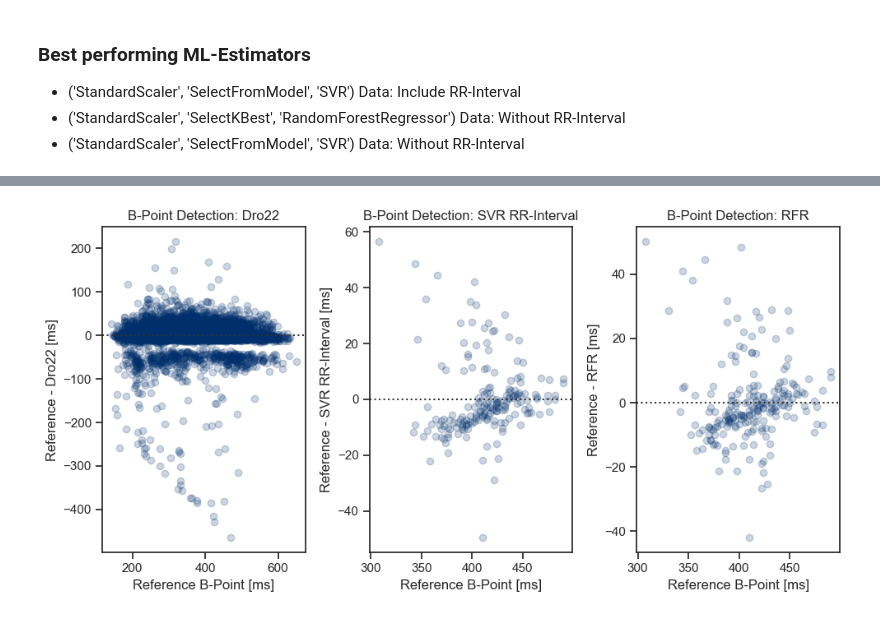
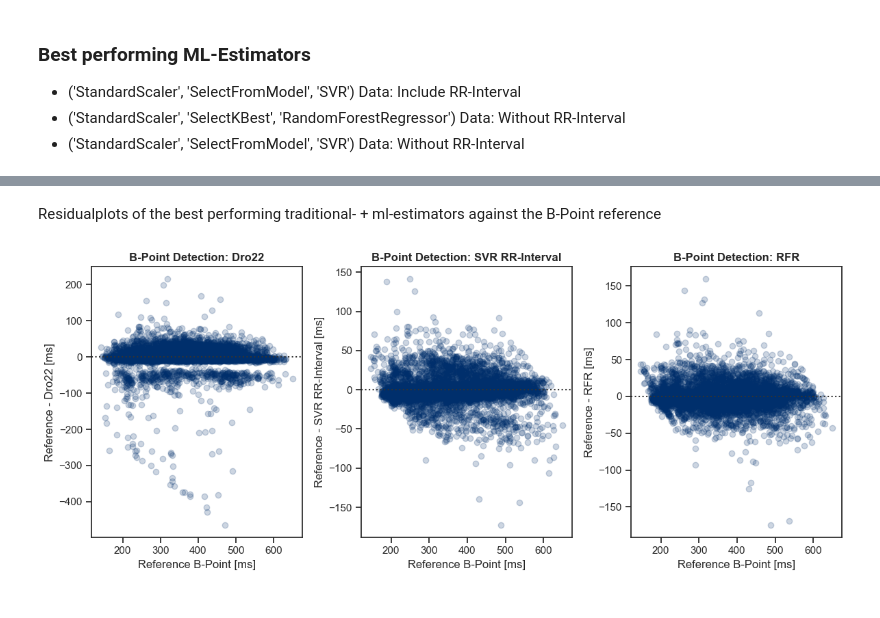
Before and after one commit to empkins/pepbench, a Jupyter notebook: experiments/pep_algorithm_benchmarking/notebooks/ML_analysis/Plotting/Plotting_B_Point.ipynb, the cells around one changed output, grey strips where cells are left out. Cells and saved outputs as stored; diff of their text form; code cells hidden in the pictures.

Commit message:
Rebuild plots from the paper

```diff
--- a/experiments/pep_algorithm_benchmarking/notebooks/ML_analysis/Plotting/Plotting_B_Point.ipynb
+++ b/experiments/pep_algorithm_benchmarking/notebooks/ML_analysis/Plotting/Plotting_B_Point.ipynb
@@ -78,0 +59,3 @@ set(data.columns)
+# %%
+merged_ml_results_b_point = pd.read_csv(data_path.joinpath("merged_ml_results_b_point.csv"), index_col=[0,1,2,3]).drop(columns=['level_0'])
+merged_ml_results_b_point
@@ -91,3 +119,0 @@ plt.tight_layout()
-# %%
-merged_ml_results_b_point = pd.read_csv(data_path.joinpath("merged_ml_results_b_point.csv"), index_col=[0,1,2,3,4])
-merged_ml_results_b_point
@@ -126,17 +154,19 @@ merged_ml_results_b_point[merged_ml_results_b_point["SS_SFM_SVR_RR-Interval"].is
+# %% [markdown]
+Residualplots of the best performing traditional- + ml-estimators against the B-Point reference
 # %%
-fig, axs = plt.subplots(1, 3)
+fig, axs = plt.subplots(1, 3, figsize=(12,5))
 sns.residplot(merged_ml_results_b_point, x="b_point_sample_reference", y="drost2022", ax=axs[0], scatter_kws={"alpha": 0.2})
 axs[0].set_ylabel("Reference - Dro22 [ms]")
 axs[0].set_xlabel("Reference B-Point [ms]")
-axs[0].set_title("B-Point Detection: Dro22")
+axs[0].set_title("B-Point Detection: Dro22", fontdict={"weight": "bold"})
 sns.residplot(merged_ml_results_b_point, x="b_point_sample_reference", y="SS_SFM_SVR_RR-Interval", ax=axs[1], scatter_kws={"alpha": 0.2})
 axs[1].set_ylabel("Reference - SVR RR-Interval [ms]")
-axs[1].set_xlabel("Reference B-Point [ms]")#
-axs[1].set_title("B-Point Detection: SVR RR-Interval")
+axs[1].set_xlabel("Reference B-Point [ms]")
+axs[1].set_title("B-Point Detection: SVR RR-Interval", fontdict={"weight": "bold"})
 sns.residplot(merged_ml_results_b_point, x ="b_point_sample_reference", y="SS_KBest_RFR_Without-RR-Interval", ax=axs[2], scatter_kws={"alpha": 0.2})
 axs[2].set_ylabel("Reference - RFR [ms]")
 axs[2].set_xlabel("Reference B-Point [ms]")
-axs[2].set_title("B-Point Detection: RFR")
+axs[2].set_title("B-Point Detection: RFR", fontdict={"weight": "bold"})
 fig.tight_layout()
 # %% [output]
-[figure, old version]
+[figure, new version]
```
Also changed, not shown: parts of 19 cells of this notebook, 1 other file.
